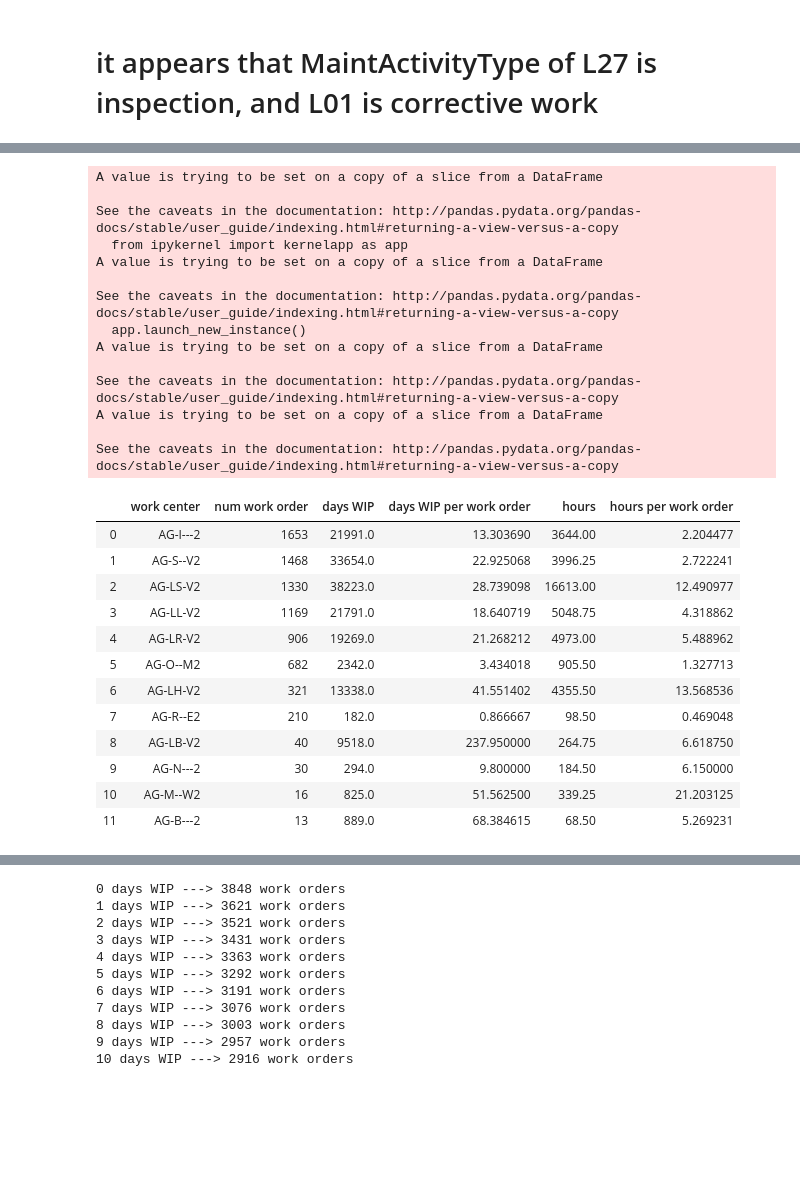
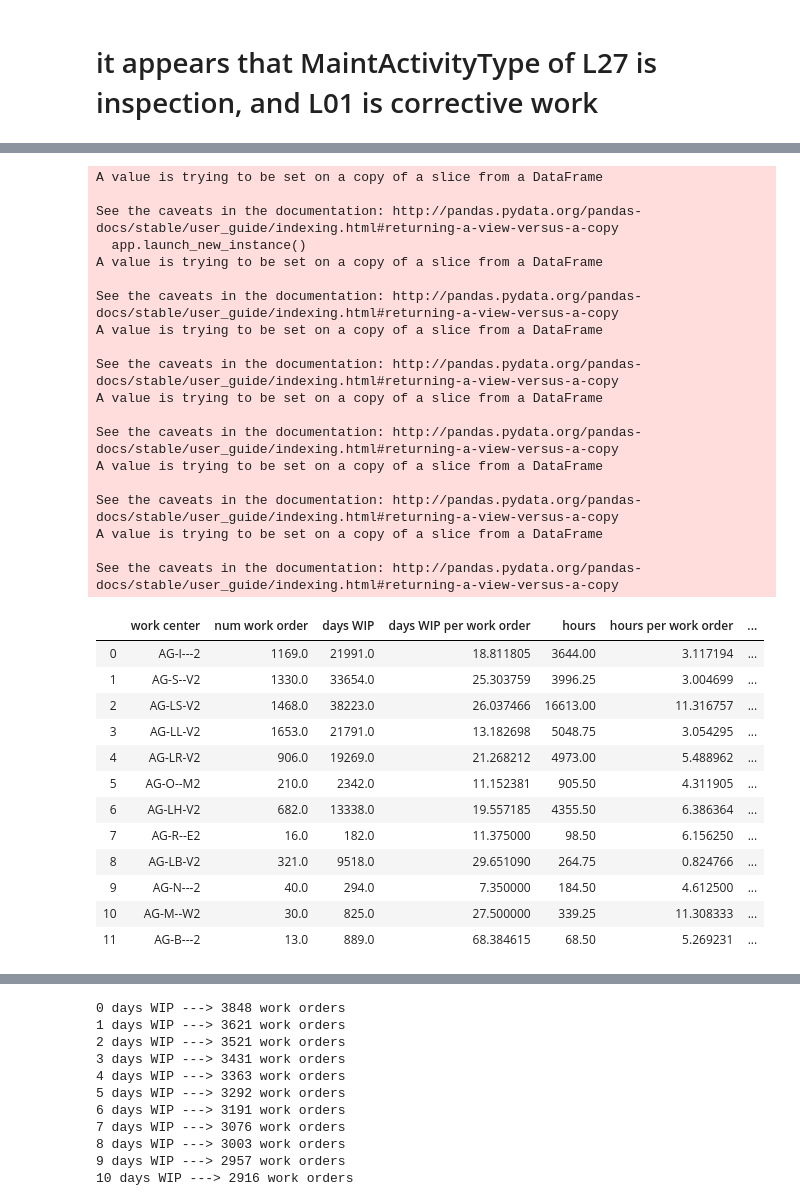
Before and after one commit to albud187/Data-Analytics-DRMIS-SAP-Production, a Jupyter notebook: Data Analytics DRMIS 14W.ipynb, the cells around one changed output, grey strips where cells are left out. Drawn from its saved outputs; the diff is of its cells as text; code cells hidden in the pictures; blank space fills up the shorter version.

Commit message:
nlp and work center stats

```diff
--- a/Data Analytics DRMIS 14W.ipynb
+++ b/Data Analytics DRMIS 14W.ipynb
@@ -380,52 +380,60 @@ vehicle_df[vehicle_df['work type']=='corrective'].head()
 | 32 | 1102604818 | *16767 HYDRAULIC LEAK | 0 | 0.0 | nil | ... |
 # %%
 work_centers = list(vehicle_df['Main work center'].unique())
-num_workorder_workcenter = vehicle_df['Main work center'].value_counts()
+num_workorder_workcenter = [0.0]*len(work_centers)
 days_WIP_work_center = [0.0]*len(work_centers)
 days_WIP_work_order_work_center = [0.0]*len(work_centers)
 hours_per_work_center = [0.0]*len(work_centers)
 hours_per_work_order_work_center = [0.0]*len(work_centers)
-
+sdev_hours_per = [0.0]*len(work_centers)
 databyworkcenter = {'work center':work_centers,'num work order': num_workorder_workcenter,
                    'days WIP':days_WIP_work_center, 'days WIP per work order':days_WIP_work_order_work_center,
-                   'hours':hours_per_work_center, 'hours per work order':hours_per_work_order_work_center}
+                   'hours':hours_per_work_center, 'hours per work order':hours_per_work_order_work_center,
+                   'std dev hours per work order':sdev_hours_per }
 byworkcenter = pd.DataFrame(databyworkcenter).reset_index(drop=True)
 
 for i in range(len(byworkcenter)):
     work_center = byworkcenter['work center'][i]
+    byworkcenter['num work order'][i] = len(vehicle_df[vehicle_df['Main work center']==work_center]['PM Orders actual hours'])
     byworkcenter['days WIP'][i] = sum(vehicle_df[vehicle_df['Main work center']==work_center]['days WIP'])
     byworkcenter['days WIP per work order'][i] = byworkcenter['days WIP'][i]/byworkcenter['num work order'][i]
     byworkcenter['hours'][i] = sum(vehicle_df[vehicle_df['Main work center']==work_center]['PM Orders actual hours'])
-    byworkcenter['hours per work order'][i] = byworkcenter['hours'][i]/byworkcenter['num work order'][i]
+    byworkcenter['hours per work order'][i] = vehicle_df[vehicle_df['Main work center']==work_center]['PM Orders actual hours'].mean()
+    byworkcenter['std dev hours per work order'][i] = vehicle_df[vehicle_df['Main work center']==work_center]['PM Orders actual hours'].std()
 byworkcenter
 # %% [output]
-A value is trying to be set on a copy of a slice from a DataFrame
-
-See the caveats in the documentation: http://pandas.pydata.org/pandas-docs/stable/user_guide/indexing.html#returning-a-view-versus-a-copy
-  from ipykernel import kernelapp as app
 A value is trying to be set on a copy of a slice from a DataFrame
 
 See the caveats in the documentation: http://pandas.pydata.org/pandas-docs/stable/user_guide/indexing.html#returning-a-view-versus-a-copy
   app.launch_new_instance()
 A value is trying to be set on a copy of a slice from a DataFrame
 
 See the caveats in the documentation: http://pandas.pydata.org/pandas-docs/stable/user_guide/indexing.html#returning-a-view-versus-a-copy
 A value is trying to be set on a copy of a slice from a DataFrame
 
 See the caveats in the documentation: http://pandas.pydata.org/pandas-docs/stable/user_guide/indexing.html#returning-a-view-versus-a-copy
+A value is trying to be set on a copy of a slice from a DataFrame
+
+See the caveats in the documentation: http://pandas.pydata.org/pandas-docs/stable/user_guide/indexing.html#returning-a-view-versus-a-copy
+A value is trying to be set on a copy of a slice from a DataFrame
+
+See the caveats in the documentation: http://pandas.pydata.org/pandas-docs/stable/user_guide/indexing.html#returning-a-view-versus-a-copy
+A value is trying to be set on a copy of a slice from a DataFrame
+
+See the caveats in the documentation: http://pandas.pydata.org/pandas-docs/stable/user_guide/indexing.html#returning-a-view-versus-a-copy
-|  | work center | num work order | days WIP | days WIP per work order | hours | hours per work order |
-| 0 | AG-I---2 | 1653 | 21991.0 | 13.303690 | 3644.00 | 2.204477 |
-| 1 | AG-S--V2 | 1468 | 33654.0 | 22.925068 | 3996.25 | 2.722241 |
-| 2 | AG-LS-V2 | 1330 | 38223.0 | 28.739098 | 16613.00 | 12.490977 |
-| 3 | AG-LL-V2 | 1169 | 21791.0 | 18.640719 | 5048.75 | 4.318862 |
-| 4 | AG-LR-V2 | 906 | 19269.0 | 21.268212 | 4973.00 | 5.488962 |
-| 5 | AG-O--M2 | 682 | 2342.0 | 3.434018 | 905.50 | 1.327713 |
-| 6 | AG-LH-V2 | 321 | 13338.0 | 41.551402 | 4355.50 | 13.568536 |
-| 7 | AG-R--E2 | 210 | 182.0 | 0.866667 | 98.50 | 0.469048 |
-| 8 | AG-LB-V2 | 40 | 9518.0 | 237.950000 | 264.75 | 6.618750 |
-| 9 | AG-N---2 | 30 | 294.0 | 9.800000 | 184.50 | 6.150000 |
-| 10 | AG-M--W2 | 16 | 825.0 | 51.562500 | 339.25 | 21.203125 |
-| 11 | AG-B---2 | 13 | 889.0 | 68.384615 | 68.50 | 5.269231 |
+|  | work center | num work order | days WIP | days WIP per work order | hours | hours per work order | ... |
+| 0 | AG-I---2 | 1169.0 | 21991.0 | 18.811805 | 3644.00 | 3.117194 | ... |
+| 1 | AG-S--V2 | 1330.0 | 33654.0 | 25.303759 | 3996.25 | 3.004699 | ... |
+| 2 | AG-LS-V2 | 1468.0 | 38223.0 | 26.037466 | 16613.00 | 11.316757 | ... |
+| 3 | AG-LL-V2 | 1653.0 | 21791.0 | 13.182698 | 5048.75 | 3.054295 | ... |
+| 4 | AG-LR-V2 | 906.0 | 19269.0 | 21.268212 | 4973.00 | 5.488962 | ... |
+| 5 | AG-O--M2 | 210.0 | 2342.0 | 11.152381 | 905.50 | 4.311905 | ... |
+| 6 | AG-LH-V2 | 682.0 | 13338.0 | 19.557185 | 4355.50 | 6.386364 | ... |
+| 7 | AG-R--E2 | 16.0 | 182.0 | 11.375000 | 98.50 | 6.156250 | ... |
+| 8 | AG-LB-V2 | 321.0 | 9518.0 | 29.651090 | 264.75 | 0.824766 | ... |
+| 9 | AG-N---2 | 40.0 | 294.0 | 7.350000 | 184.50 | 4.612500 | ... |
+| 10 | AG-M--W2 | 30.0 | 825.0 | 27.500000 | 339.25 | 11.308333 | ... |
+| 11 | AG-B---2 | 13.0 | 889.0 | 68.384615 | 68.50 | 5.269231 | ... |
 # %%
 Maint_Activity_Type = list(vehicle_df['MaintActivityType'].unique())
 num_workorder_MaintActivity = vehicle_df['MaintActivityType'].value_counts()
```
Also changed, not shown: parts of 2 cells of this notebook, 1 other file.
